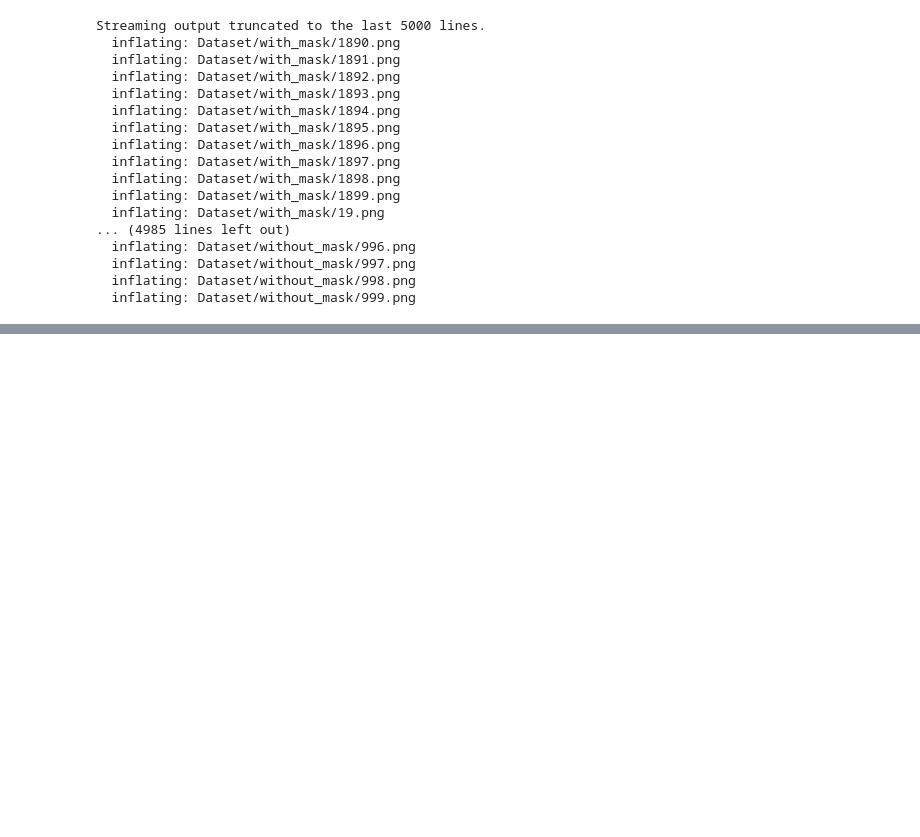
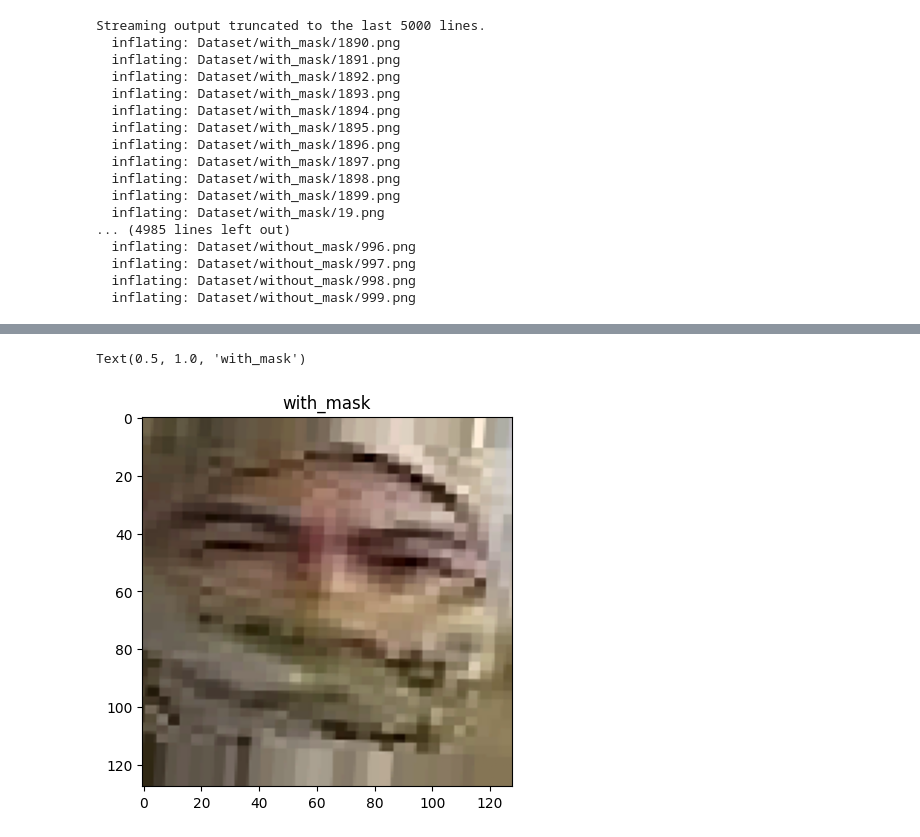
Before and after one commit to pinilDissanayaka/Face-Mask-Detection, a Jupyter notebook: Notebook.ipynb, the cells around one changed output, grey strips where cells are left out. Cells and saved outputs as stored; diff of their text form; code cells hidden in the pictures; blank space fills up the shorter version.

```diff
--- a/Notebook.ipynb
+++ b/Notebook.ipynb
@@ -85,3 +107,10 @@ Text(0.5, 1.0, 'with_mask')
+# %%
+img = plt.imread((rootdir + '/' + out_classes[2] + '/' + (os.listdir(rootdir + '/' + out_classes[1])[1])))
+plt.imshow(img)
+plt.title(out_classes[2])
+# %% [output]
+Text(0.5, 1.0, 'with_mask')
+[figure, added]
 # %%
 img_size = [128, 128, 3]
 
```
Also changed, not shown: parts of 22 cells of this notebook.
